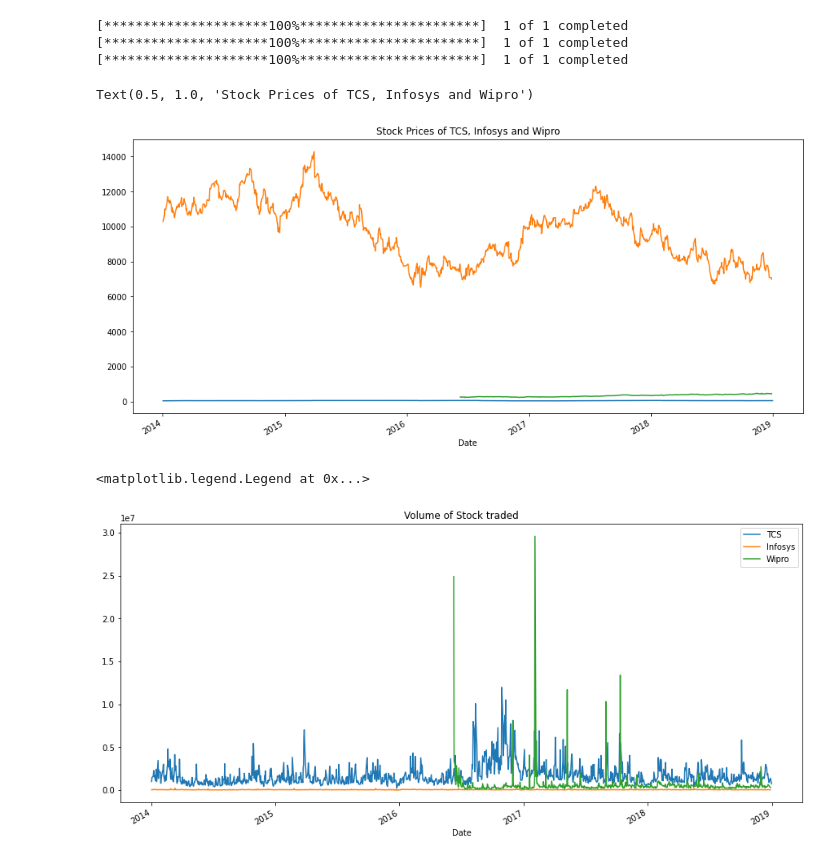
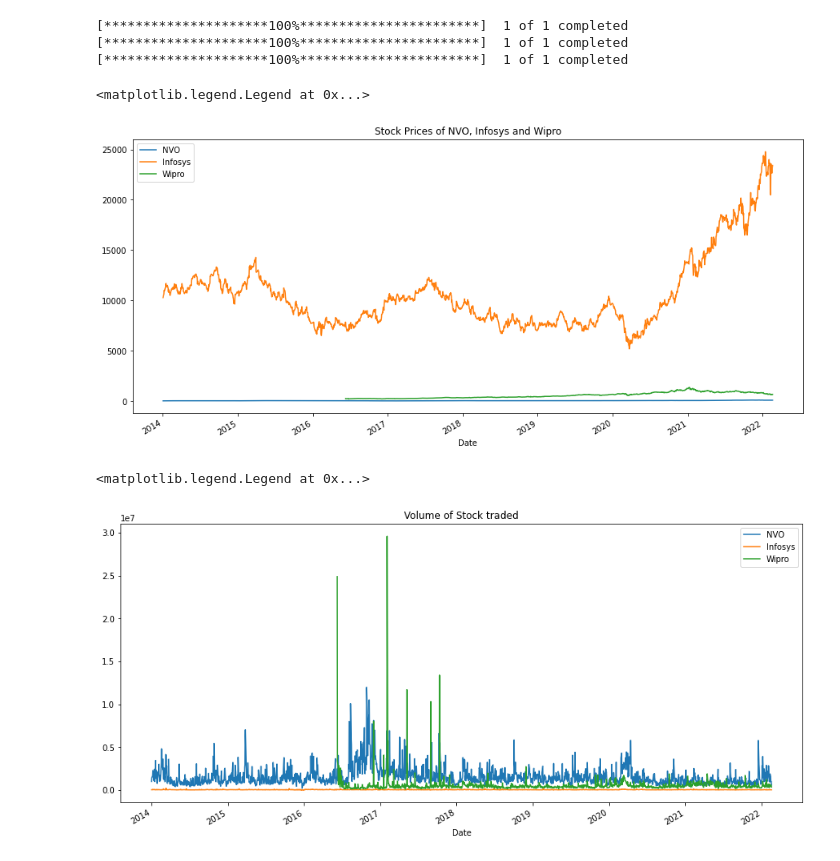
Before and after one commit to kathuman/Python-Experiments, a Jupyter notebook: 220215_financial_scrapping.ipynb, the cells around one changed output. Saved outputs shown, nothing was run; the diff lists cells and outputs as text; code cells hidden in the pictures.

```diff
--- a/220215_financial_scrapping.ipynb
+++ b/220215_financial_scrapping.ipynb
@@ -142,8 +142,8 @@ import yfinance as yf
 %matplotlib inline
 # %%
 start = "2014-01-01"
-end = '2019-1-01'
-tcs = yf.download('NVO',start,end)
+end = '2022-02-21'
+nvo = yf.download('NVO',start,end)
 infy = yf.download('MAERSK-B.CO',start,end)
 wipro = yf.download('ORSTED.CO',start,end)
 # %% [output]
@@ -151,21 +151,22 @@ wipro = yf.download('ORSTED.CO',start,end)
 [*********************100%***********************]  1 of 1 completed
 [*********************100%***********************]  1 of 1 completed
 # %%
-tcs['Open'].plot(label = 'TCS', figsize = (15,7))
+nvo['Open'].plot(label = 'NVO', figsize = (15,7))
 infy['Open'].plot(label = "Infosys")
 wipro['Open'].plot(label = 'Wipro')
-plt.title('Stock Prices of TCS, Infosys and Wipro')
+plt.title('Stock Prices of NVO, Infosys and Wipro')
+plt.legend()
 # %% [output]
-Text(0.5, 1.0, 'Stock Prices of TCS, Infosys and Wipro')
+<matplotlib.legend.Legend at 0x...>
-[figure, old version]
+[figure, new version]
 # %%
-tcs['Volume'].plot(label = 'TCS', figsize = (15,7))
+nvo['Volume'].plot(label = 'NVO', figsize = (15,7))
 infy['Volume'].plot(label = "Infosys")
 wipro['Volume'].plot(label = 'Wipro')
 plt.title('Volume of Stock traded')
 plt.legend()
 # %% [output]
 <matplotlib.legend.Legend at 0x...>
-[figure, old version]
+[figure, new version]
 # %%
 #Market Capitalisation
```
Also changed, not shown: parts of 6 cells of this notebook.
